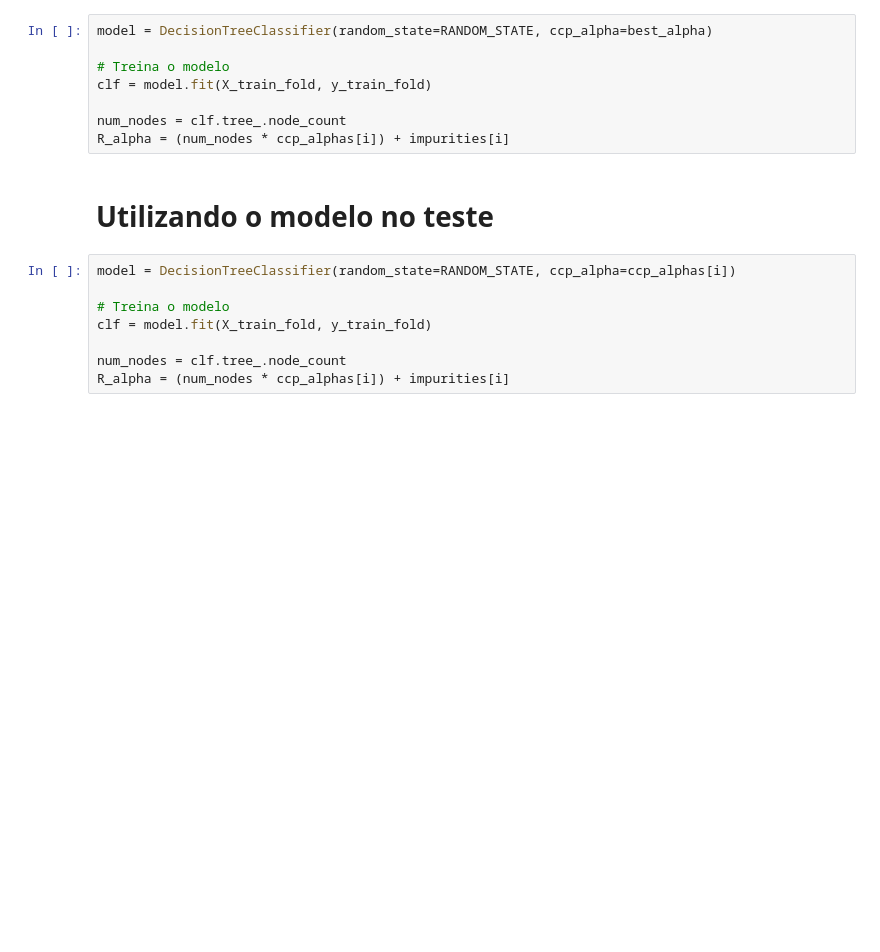
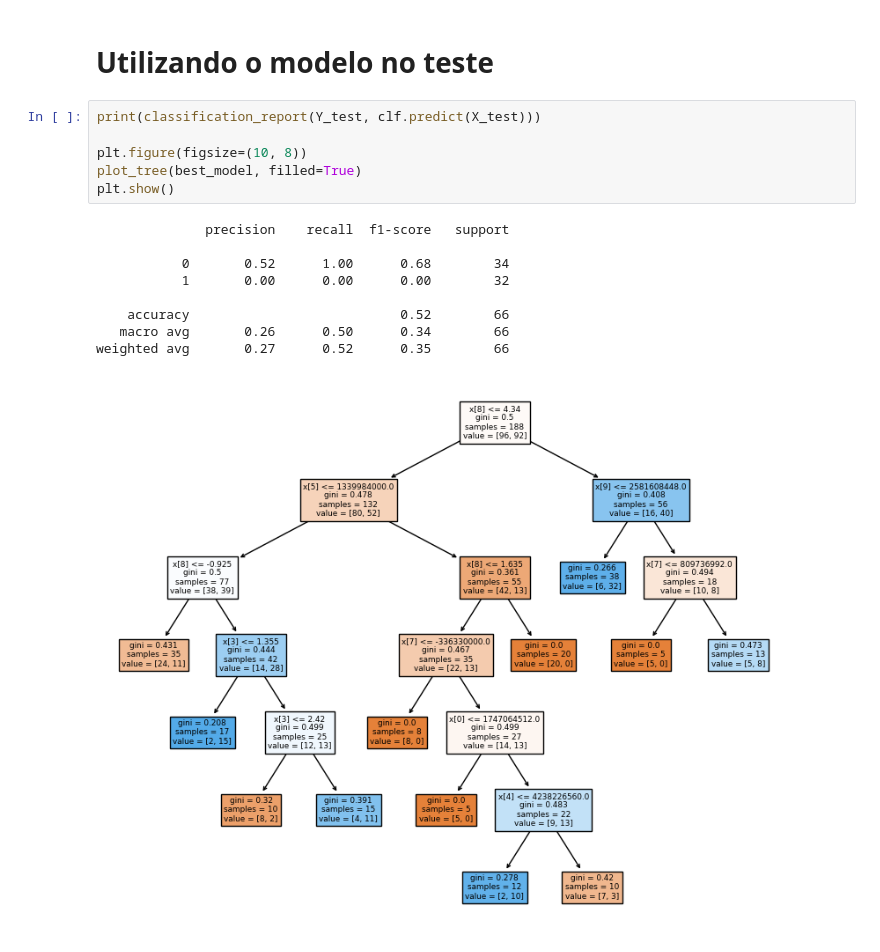
Before and after one commit to HodricVieira/Reconhecimento-de-digitos-ML-2023.2, a Jupyter notebook: Projeto 2/arvore_acoes.ipynb, the cells around one changed output. Cells and saved outputs as stored; diff of their text form; blank space fills up the shorter version.

```diff
--- a/Projeto 2/arvore_acoes.ipynb
+++ b/Projeto 2/arvore_acoes.ipynb
@@ -247,18 +240,18 @@ best_num_nodes: 5.0000
-# %%
-model = DecisionTreeClassifier(random_state=RANDOM_STATE, ccp_alpha=best_alpha)
-
-# Treina o modelo
-clf = model.fit(X_train_fold, y_train_fold)
-
-num_nodes = clf.tree_.node_count
-R_alpha = (num_nodes * ccp_alphas[i]) + impurities[i]
 # %% [markdown]
 # Utilizando o modelo no teste
-# %%
-model = DecisionTreeClassifier(random_state=RANDOM_STATE, ccp_alpha=ccp_alphas[i])
-
-# Treina o modelo
-clf = model.fit(X_train_fold, y_train_fold)
-
-num_nodes = clf.tree_.node_count
-R_alpha = (num_nodes * ccp_alphas[i]) + impurities[i]
+# %%
+print(classification_report(Y_test, clf.predict(X_test)))
+
+plt.figure(figsize=(10, 8))
+plot_tree(best_model, filled=True)
+plt.show()
+# %% [output]
+              precision    recall  f1-score   support
+
+           0       0.52      1.00      0.68        34
+           1       0.00      0.00      0.00        32
+
+    accuracy                           0.52        66
+   macro avg       0.26      0.50      0.34        66
+weighted avg       0.27      0.52      0.35        66
+[figure, added]
```
Also changed, not shown: parts of 8 cells of this notebook, 2 other files.
